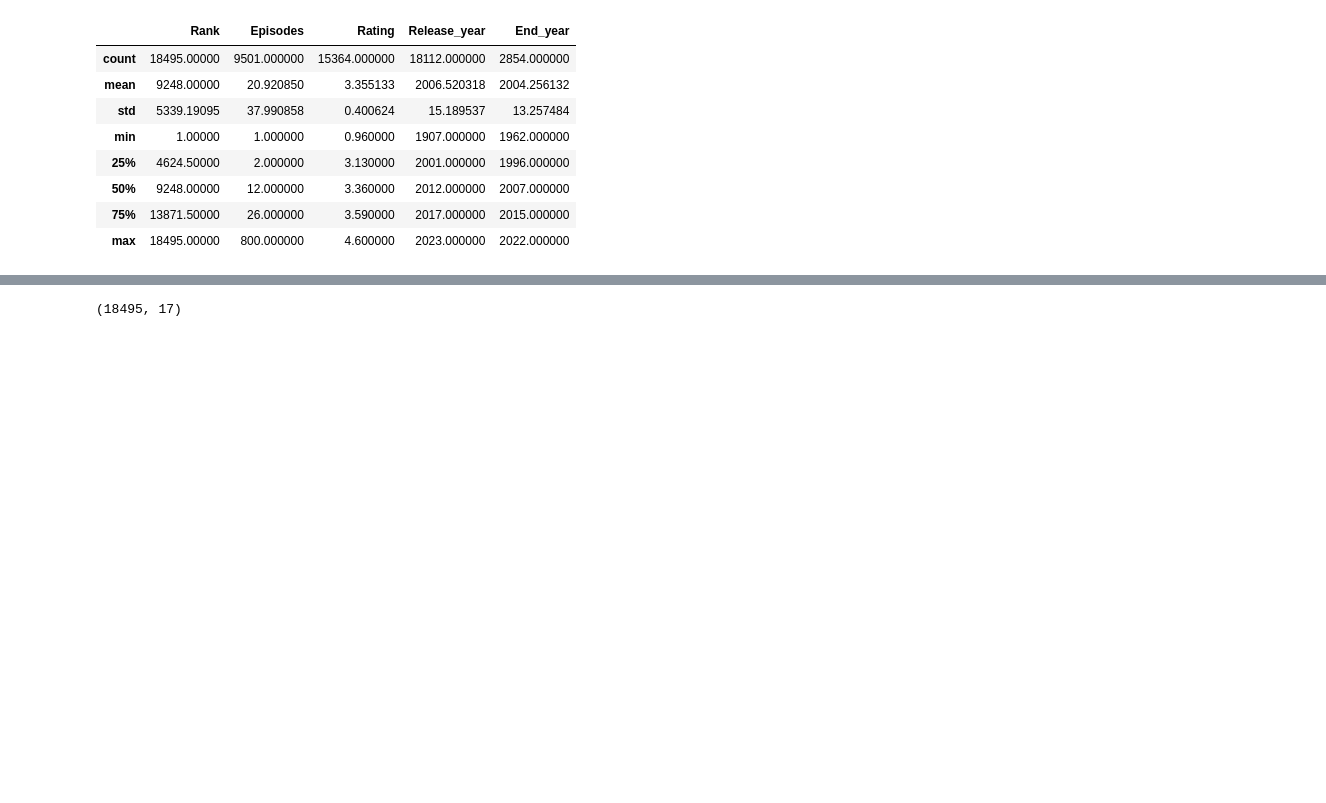
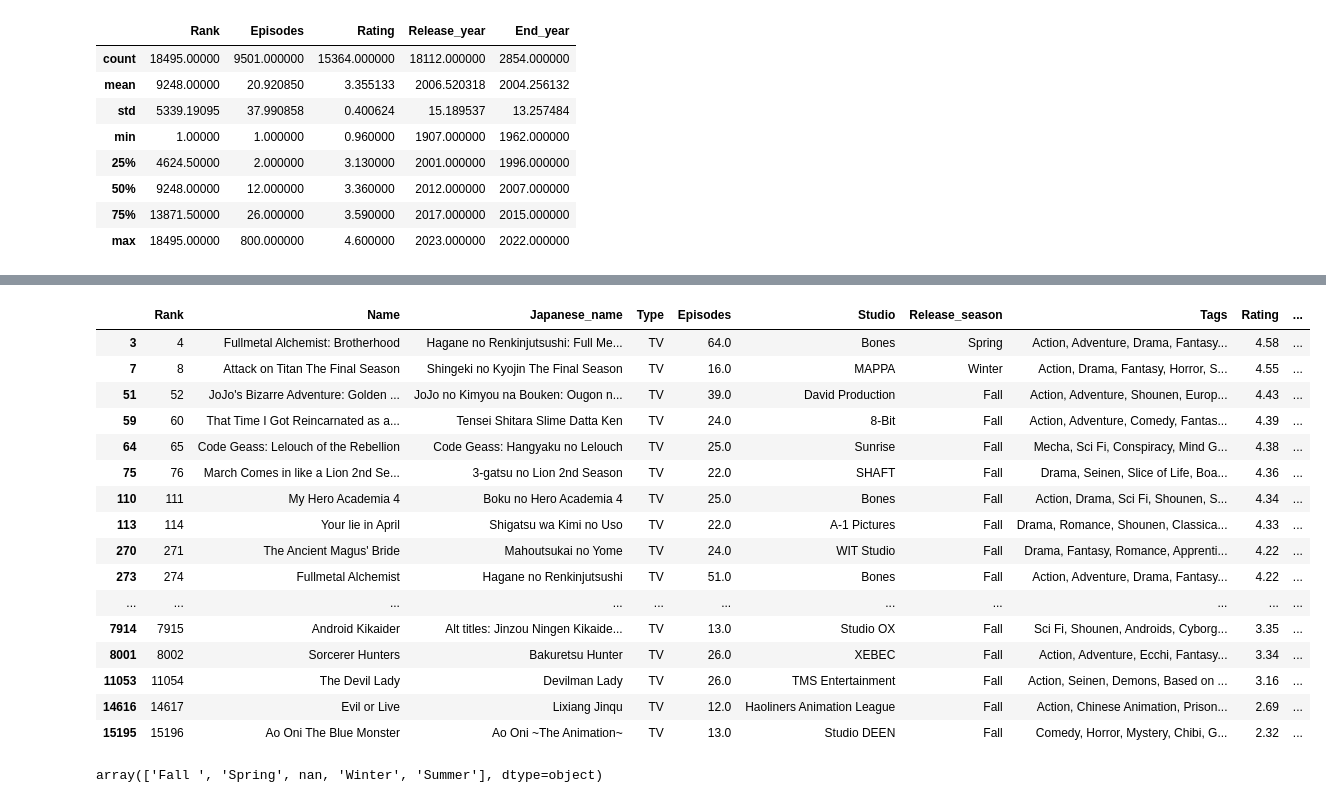
Before and after one commit to AmyGaarcia/DS_PT_09_2023, a Jupyter notebook: Data_Analysis/EDA/1-Definicion_EDA ANIME.ipynb, the cells around one changed output, grey strips where cells are left out. Cells and saved outputs as stored; diff of their text form; code cells hidden in the pictures; blank space fills up the shorter version.

```diff
--- a/Data_Analysis/EDA/1-Definicion_EDA ANIME.ipynb
+++ b/Data_Analysis/EDA/1-Definicion_EDA ANIME.ipynb
@@ -93,4 +189,24 @@ anime.describe()
 # %%
-anime.shape
+anime.dropna()
 # %% [output]
-(18495, 17)
+|  | Rank | Name | Japanese_name | Type | Episodes | Studio | Release_season | Tags | Rating | ... |
+| 3 | 4 | Fullmetal Alchemist: Brotherhood | Hagane no Renkinjutsushi: Full Me... | TV | 64.0 | Bones | Spring | Action, Adventure, Drama, Fantasy... | 4.58 | ... |
+| 7 | 8 | Attack on Titan The Final Season | Shingeki no Kyojin The Final Season | TV | 16.0 | MAPPA | Winter | Action, Drama, Fantasy, Horror, S... | 4.55 | ... |
+| 51 | 52 | JoJo's Bizarre Adventure: Golden ... | JoJo no Kimyou na Bouken: Ougon n... | TV | 39.0 | David Production | Fall | Action, Adventure, Shounen, Europ... | 4.43 | ... |
+| 59 | 60 | That Time I Got Reincarnated as a... | Tensei Shitara Slime Datta Ken | TV | 24.0 | 8-Bit | Fall | Action, Adventure, Comedy, Fantas... | 4.39 | ... |
+| 64 | 65 | Code Geass: Lelouch of the Rebellion | Code Geass: Hangyaku no Lelouch | TV | 25.0 | Sunrise | Fall | Mecha, Sci Fi, Conspiracy, Mind G... | 4.38 | ... |
+| 75 | 76 | March Comes in like a Lion 2nd Se... | 3-gatsu no Lion 2nd Season | TV | 22.0 | SHAFT | Fall | Drama, Seinen, Slice of Life, Boa... | 4.36 | ... |
+| 110 | 111 | My Hero Academia 4 | Boku no Hero Academia 4 | TV | 25.0 | Bones | Fall | Action, Drama, Sci Fi, Shounen, S... | 4.34 | ... |
+| 113 | 114 | Your lie in April | Shigatsu wa Kimi no Uso | TV | 22.0 | A-1 Pictures | Fall | Drama, Romance, Shounen, Classica... | 4.33 | ... |
+| 270 | 271 | The Ancient Magus' Bride | Mahoutsukai no Yome | TV | 24.0 | WIT Studio | Fall | Drama, Fantasy, Romance, Apprenti... | 4.22 | ... |
+| 273 | 274 | Fullmetal Alchemist | Hagane no Renkinjutsushi | TV | 51.0 | Bones | Fall | Action, Adventure, Drama, Fantasy... | 4.22 | ... |
+| ... | ... | ... | ... | ... | ... | ... | ... | ... | ... | ... |
+| 7914 | 7915 | Android Kikaider | Alt titles: Jinzou Ningen Kikaide... | TV | 13.0 | Studio OX | Fall | Sci Fi, Shounen, Androids, Cyborg... | 3.35 | ... |
+| 8001 | 8002 | Sorcerer Hunters | Bakuretsu Hunter | TV | 26.0 | XEBEC | Fall | Action, Adventure, Ecchi, Fantasy... | 3.34 | ... |
+| 11053 | 11054 | The Devil Lady | Devilman Lady | TV | 26.0 | TMS Entertainment | Fall | Action, Seinen, Demons, Based on ... | 3.16 | ... |
+| 14616 | 14617 | Evil or Live | Lixiang Jinqu | TV | 12.0 | Haoliners Animation League | Fall | Action, Chinese Animation, Prison... | 2.69 | ... |
+| 15195 | 15196 | Ao Oni The Blue Monster | Ao Oni ~The Animation~ | TV | 13.0 | Studio DEEN | Fall | Comedy, Horror, Mystery, Chibi, G... | 2.32 | ... |
+# %%
+anime["Release_season"].unique()
+# %% [output]
+array(['Fall ', 'Spring', nan, 'Winter', 'Summer'], dtype=object)
```
Also changed, not shown: parts of 11 cells of this notebook.
